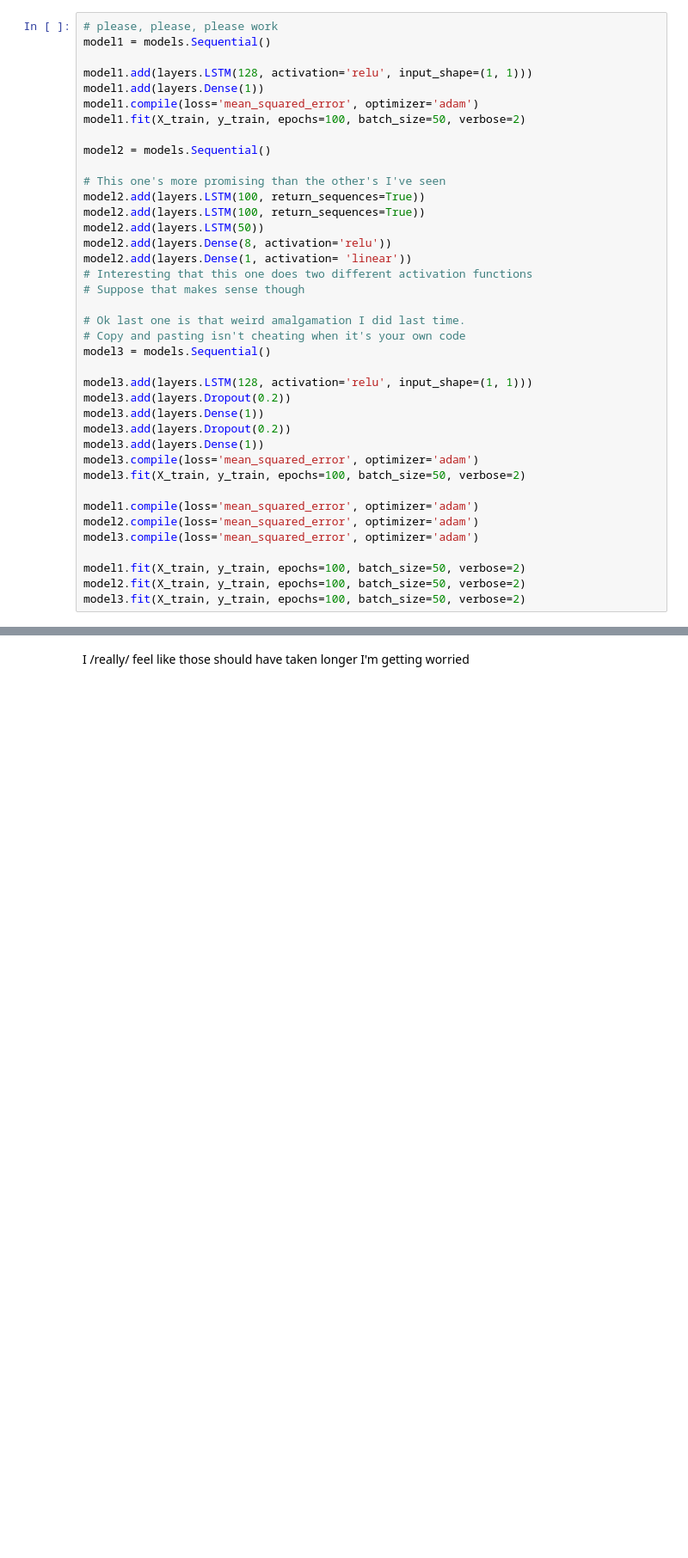
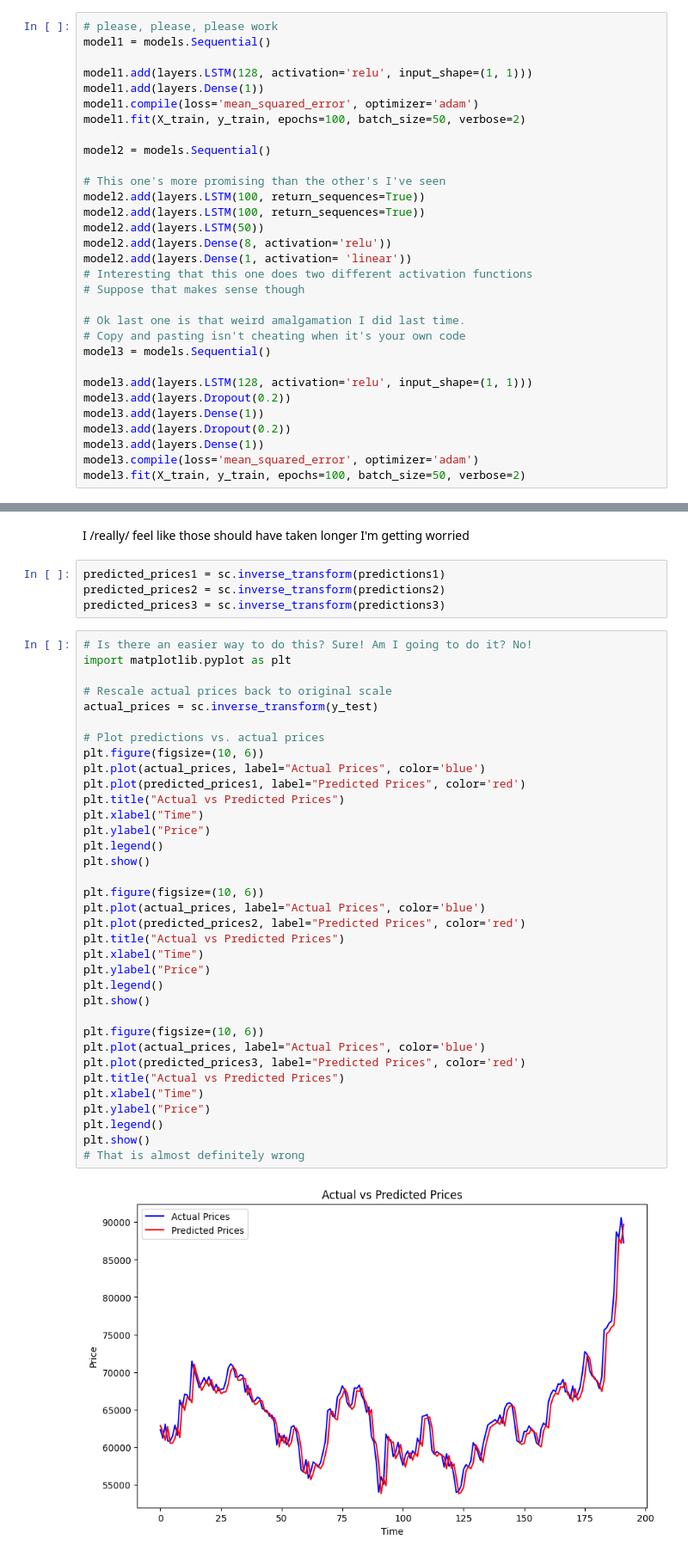
Before and after one commit to Ace-Quantum/atlas-machine_learning, a Jupyter notebook: Playground/Time-Series/five_time_to_be_alive.ipynb, the cells around one changed output, grey strips where cells are left out. Shown: that part at 86% size. Saved outputs shown, nothing was run; the diff lists cells and outputs as text; blank space fills up the shorter version.

```diff
--- a/Playground/Time-Series/five_time_to_be_alive.ipynb
+++ b/Playground/Time-Series/five_time_to_be_alive.ipynb
@@ -139,13 +139,5 @@ model3.add(layers.Dropout(0.2))
 model3.add(layers.Dense(1))
 model3.compile(loss='mean_squared_error', optimizer='adam')
 model3.fit(X_train, y_train, epochs=100, batch_size=50, verbose=2)
-
-model1.compile(loss='mean_squared_error', optimizer='adam')
-model2.compile(loss='mean_squared_error', optimizer='adam')
-model3.compile(loss='mean_squared_error', optimizer='adam')
-
-model1.fit(X_train, y_train, epochs=100, batch_size=50, verbose=2)
-model2.fit(X_train, y_train, epochs=100, batch_size=50, verbose=2)
-model3.fit(X_train, y_train, epochs=100, batch_size=50, verbose=2)
 # %% [output]
 Epoch 1/100
@@ -217,3 +213,44 @@ predictions3 = model3.predict(X_test)
 # %% [markdown]
 I /really/ feel like those should have taken longer
 I'm getting worried
+# %%
+predicted_prices1 = sc.inverse_transform(predictions1)
+predicted_prices2 = sc.inverse_transform(predictions2)
+predicted_prices3 = sc.inverse_transform(predictions3)
+# %%
+# Is there an easier way to do this? Sure! Am I going to do it? No!
+import matplotlib.pyplot as plt
+
+# Rescale actual prices back to original scale
+actual_prices = sc.inverse_transform(y_test)
+
+# Plot predictions vs. actual prices
+plt.figure(figsize=(10, 6))
+plt.plot(actual_prices, label="Actual Prices", color='blue')
+plt.plot(predicted_prices1, label="Predicted Prices", color='red')
+plt.title("Actual vs Predicted Prices")
+plt.xlabel("Time")
+plt.ylabel("Price")
+plt.legend()
+plt.show()
+
+plt.figure(figsize=(10, 6))
+plt.plot(actual_prices, label="Actual Prices", color='blue')
+plt.plot(predicted_prices2, label="Predicted Prices", color='red')
+plt.title("Actual vs Predicted Prices")
+plt.xlabel("Time")
+plt.ylabel("Price")
+plt.legend()
+plt.show()
+
+plt.figure(figsize=(10, 6))
+plt.plot(actual_prices, label="Actual Prices", color='blue')
+plt.plot(predicted_prices3, label="Predicted Prices", color='red')
+plt.title("Actual vs Predicted Prices")
+plt.xlabel("Time")
+plt.ylabel("Price")
+plt.legend()
+plt.show()
+# That is almost definitely wrong
+# %% [output]
+[figure, added]
```
Also changed, not shown: parts of 10 cells of this notebook.
